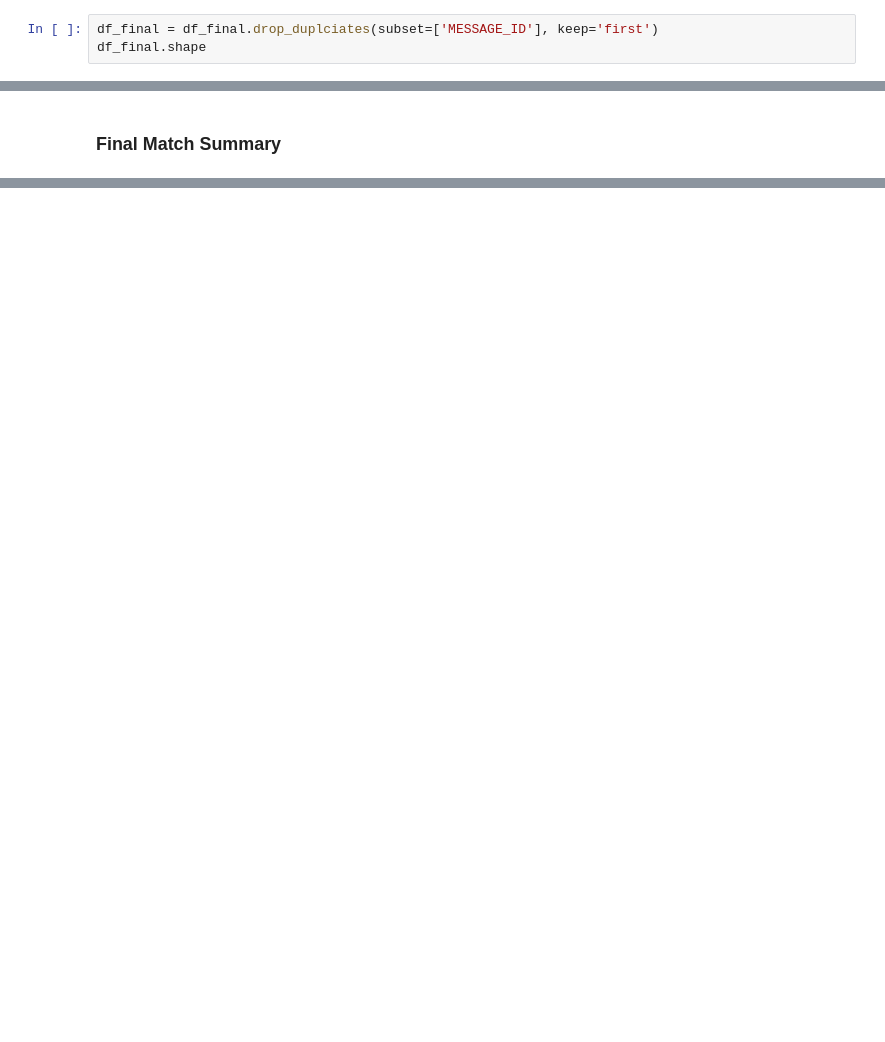
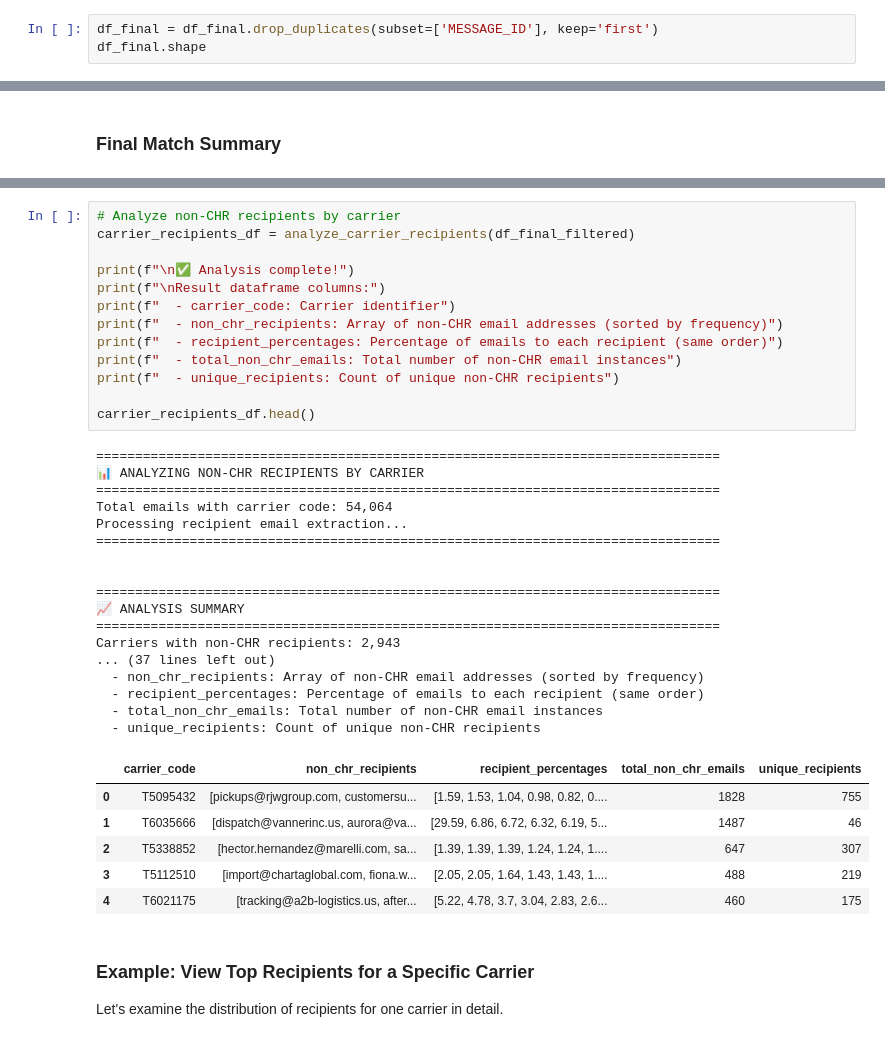
Before and after one commit to vugtlan/trackingContextBuilder, a Jupyter notebook: notebooks/trackingContextBuilderExtraction.ipynb, the cells around one changed output, grey strips where cells are left out. Saved outputs shown, nothing was run; the diff lists cells and outputs as text; blank space fills up the shorter version.

```diff
--- a/notebooks/trackingContextBuilderExtraction.ipynb
+++ b/notebooks/trackingContextBuilderExtraction.ipynb
@@ -466,3 +520,3 @@ df_final.shape
 # %%
-df_final = df_final.drop_duplciates(subset=['MESSAGE_ID'], keep='first')
+df_final = df_final.drop_duplicates(subset=['MESSAGE_ID'], keep='first')
 df_final.shape
@@ -546,0 +817,41 @@ Unique load numbers identified: 26,144
+# %%
+# Analyze non-CHR recipients by carrier
+carrier_recipients_df = analyze_carrier_recipients(df_final_filtered)
+
+print(f"\n✅ Analysis complete!")
+print(f"\nResult dataframe columns:")
+print(f"  - carrier_code: Carrier identifier")
+print(f"  - non_chr_recipients: Array of non-CHR email addresses (sorted by frequency)")
+print(f"  - recipient_percentages: Percentage of emails to each recipient (same order)")
+print(f"  - total_non_chr_emails: Total number of non-CHR email instances")
+print(f"  - unique_recipients: Count of unique non-CHR recipients")
+
+carrier_recipients_df.head()
+# %% [output]
+================================================================================
+📊 ANALYZING NON-CHR RECIPIENTS BY CARRIER
+================================================================================
+Total emails with carrier code: 54,064
+Processing recipient email extraction...
+================================================================================
+
+
+================================================================================
+📈 ANALYSIS SUMMARY
+================================================================================
+Carriers with non-CHR recipients: 2,943
+... (37 lines left out)
+  - non_chr_recipients: Array of non-CHR email addresses (sorted by frequency)
+  - recipient_percentages: Percentage of emails to each recipient (same order)
+  - total_non_chr_emails: Total number of non-CHR email instances
+  - unique_recipients: Count of unique non-CHR recipients
+|  | carrier_code | non_chr_recipients | recipient_percentages | total_non_chr_emails | unique_recipients |
+| 0 | T5095432 | [pickups@rjwgroup.com, customersu... | [1.59, 1.53, 1.04, 0.98, 0.82, 0.... | 1828 | 755 |
+| 1 | T6035666 | [dispatch@vannerinc.us, aurora@va... | [29.59, 6.86, 6.72, 6.32, 6.19, 5... | 1487 | 46 |
+| 2 | T5338852 | [hector.hernandez@marelli.com, sa... | [1.39, 1.39, 1.39, 1.24, 1.24, 1.... | 647 | 307 |
+| 3 | T5112510 | [import@chartaglobal.com, fiona.w... | [2.05, 2.05, 1.64, 1.43, 1.43, 1.... | 488 | 219 |
+| 4 | T6021175 | [tracking@a2b-logistics.us, after... | [5.22, 4.78, 3.7, 3.04, 2.83, 2.6... | 460 | 175 |
+# %% [markdown]
+### Example: View Top Recipients for a Specific Carrier
+
+Let's examine the distribution of recipients for one carrier in detail.
```
Also changed, not shown: parts of 23 cells of this notebook, 2 other files.
